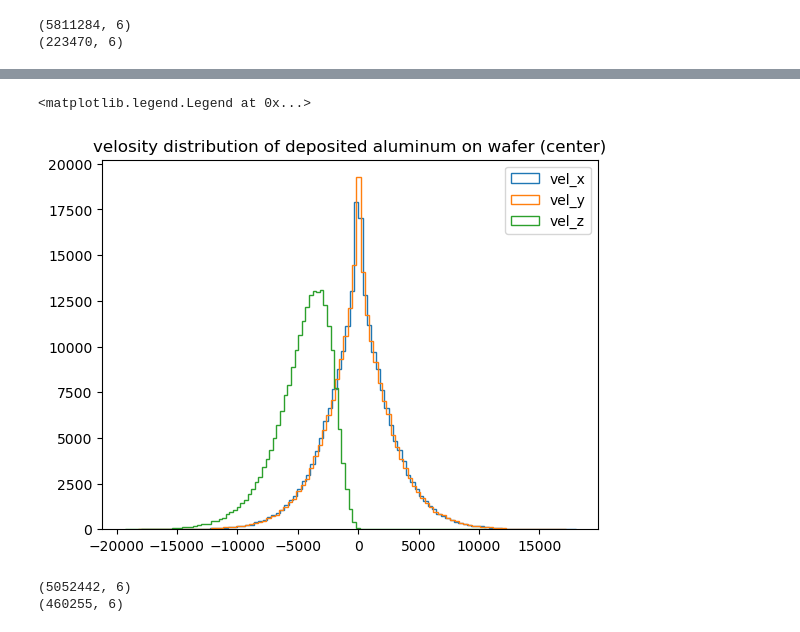
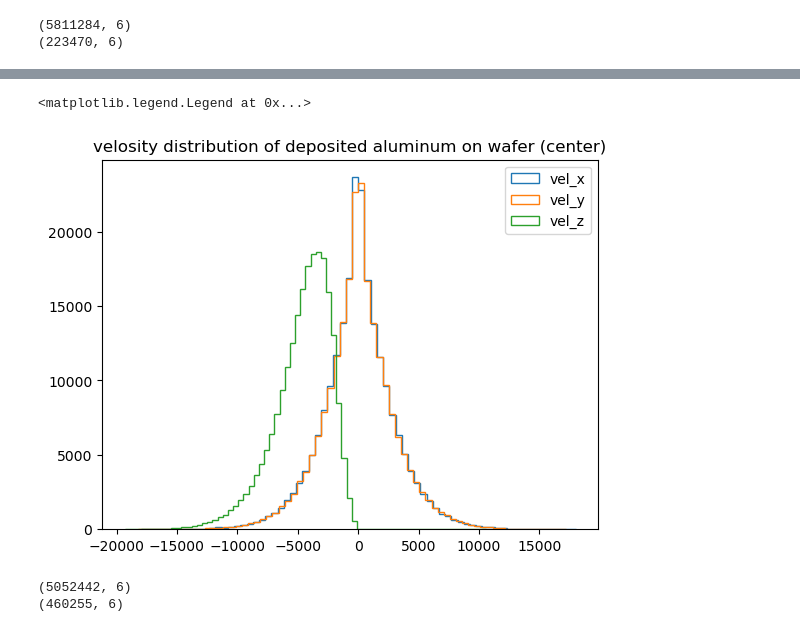
Before and after one commit to ararakitsubasa/etching, a Jupyter notebook: cosin_distrubution.ipynb, the cells around one changed output, grey strips where cells are left out. Cells and saved outputs as stored; diff of their text form; code cells hidden in the pictures.

```diff
--- a/cosin_distrubution.ipynb
+++ b/cosin_distrubution.ipynb
@@ -77,15 +321,15 @@ print(center_depo.shape)
 # %%
 fig, ax = plt.subplots()
 ax.set_title("velosity distribution of deposited aluminum on wafer (center)")
-ax.hist(center_depo[:,3], bins=100,histtype='step', stacked=True, fill=False, label='vel_x')
-ax.hist(center_depo[:,4], bins=100,histtype='step', stacked=True, fill=False, label='vel_y')
-ax.hist(center_depo[:,5], bins=100,histtype='step', stacked=True, fill=False, label='vel_z')
+ax.hist(center_depo[:,3], bins=70,histtype='step', stacked=True, fill=False, label='vel_x')
+ax.hist(center_depo[:,4], bins=70,histtype='step', stacked=True, fill=False, label='vel_y')
+ax.hist(center_depo[:,5], bins=70,histtype='step', stacked=True, fill=False, label='vel_z')
 # ax.set_yscale('log')
 # ax.plot(X, hist_dist.cdf(X), label='CDF')
 ax.legend()
 # %% [output]
 <matplotlib.legend.Legend at 0x...>
-[figure, old version]
+[figure, new version]
 # %%
 result2 = np.load('./transport_TS60_result_posvel_03Pa.npy')
 
```
Also changed, not shown: parts of 15 cells of this notebook, 2 other files.
